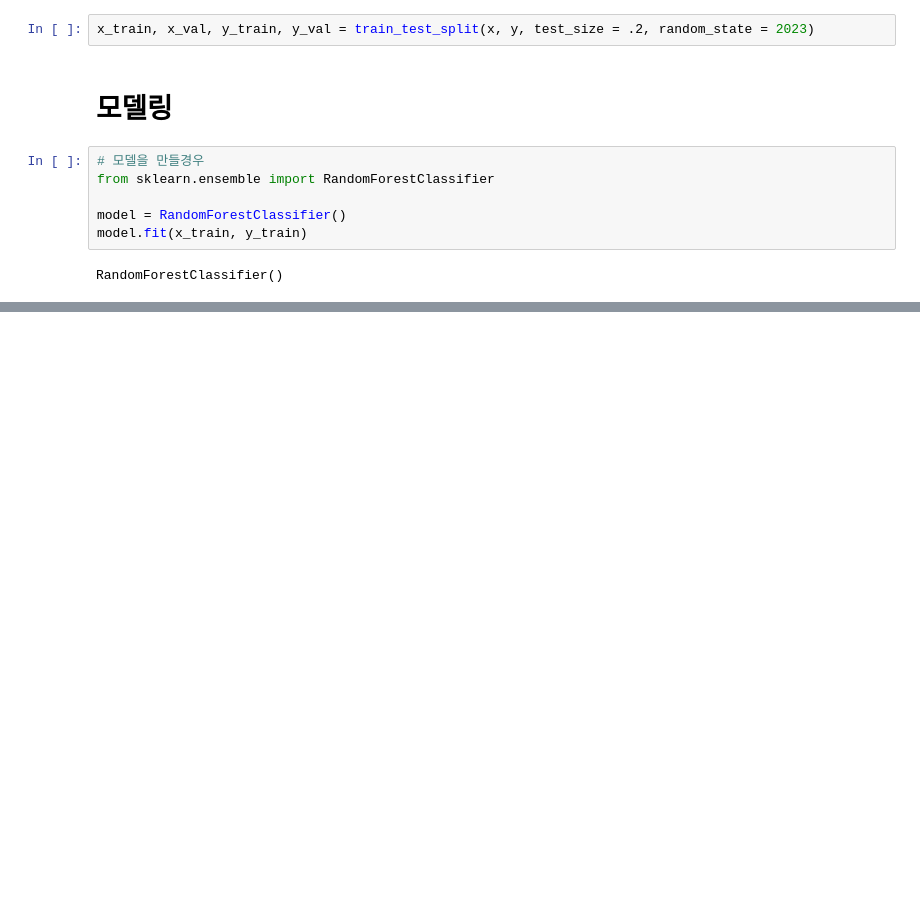
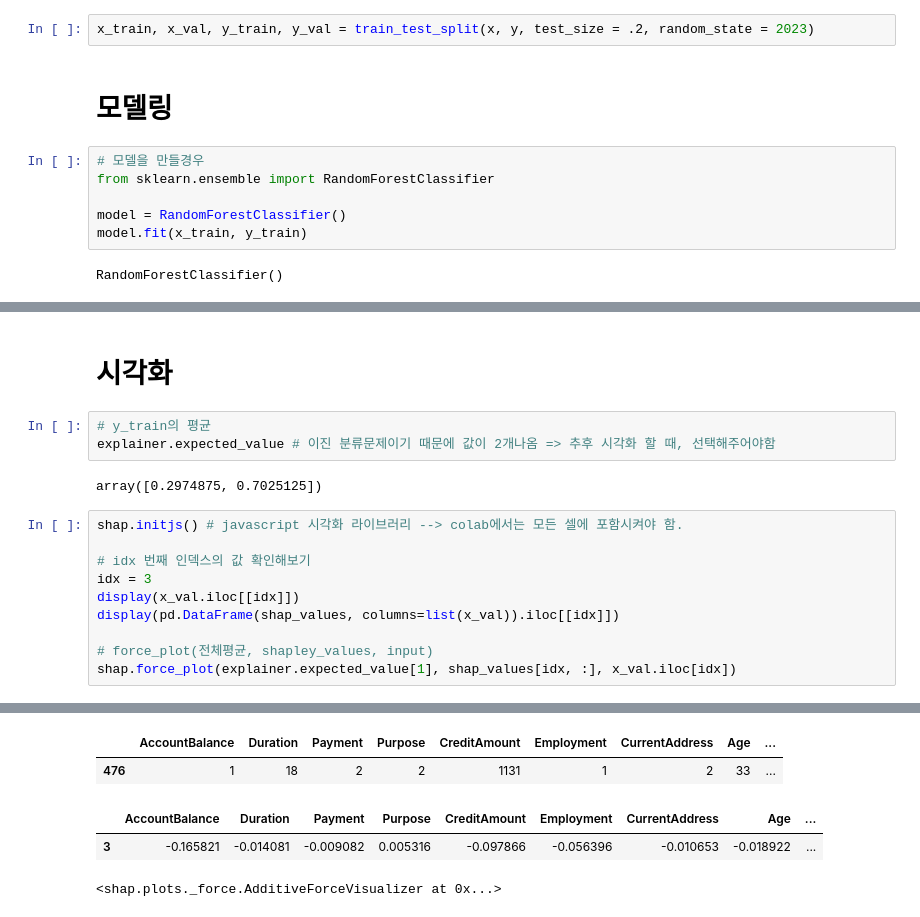
Before and after one commit to Leon-real/Study, a Jupyter notebook: 9.ModelEvaluation/jupyterfiles/Credit_Loan_Approval_Process_3.ipynb, the cells around one changed output, grey strips where cells are left out. Drawn from its saved outputs; the diff is of its cells as text; blank space fills up the shorter version.

```diff
--- a/9.ModelEvaluation/jupyterfiles/Credit_Loan_Approval_Process_3.ipynb
+++ b/9.ModelEvaluation/jupyterfiles/Credit_Loan_Approval_Process_3.ipynb
@@ -233,0 +219,18 @@ shap.force_plot(explainer.expected_value[0], shap_values[0, :], x_val.iloc[0])
+# %% [markdown]
+# 시각화
+# %%
+# y_train의 평균
+explainer.expected_value # 이진 분류문제이기 때문에 값이 2개나옴 => 추후 시각화 할 때, 선택해주어야함
+# %% [output]
+array([0.2974875, 0.7025125])
+# %%
+shap.initjs() # javascript 시각화 라이브러리 --> colab에서는 모든 셀에 포함시켜야 함.
+
+# idx 번째 인덱스의 값 확인해보기
+idx = 3
+display(x_val.iloc[[idx]])
+display(pd.DataFrame(shap_values, columns=list(x_val)).iloc[[idx]])
+
+# force_plot(전체평균, shapley_values, input)
+shap.force_plot(explainer.expected_value[1], shap_values[idx, :], x_val.iloc[idx])
+# %% [output]
@@ -233,0 +238,5 @@ shap.force_plot(explainer.expected_value[0], shap_values[0, :], x_val.iloc[0])
+|  | AccountBalance | Duration | Payment | Purpose | CreditAmount | Employment | CurrentAddress | Age | ... |
+| 476 | 1 | 18 | 2 | 2 | 1131 | 1 | 2 | 33 | ... |
+|  | AccountBalance | Duration | Payment | Purpose | CreditAmount | Employment | CurrentAddress | Age | ... |
+| 3 | -0.165821 | -0.014081 | -0.009082 | 0.005316 | -0.097866 | -0.056396 | -0.010653 | -0.018922 | ... |
+<shap.plots._force.AdditiveForceVisualizer at 0x...>
```
Also changed, not shown: parts of 18 cells of this notebook.
